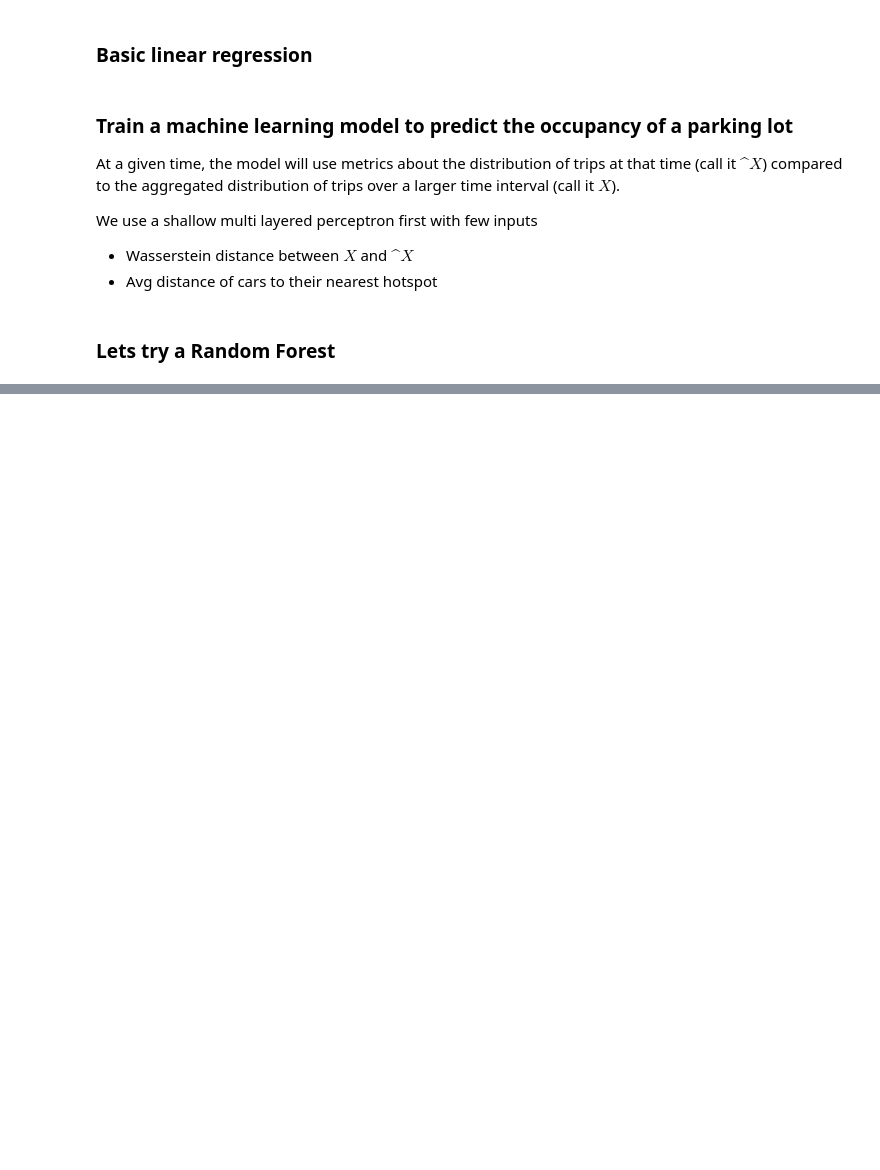
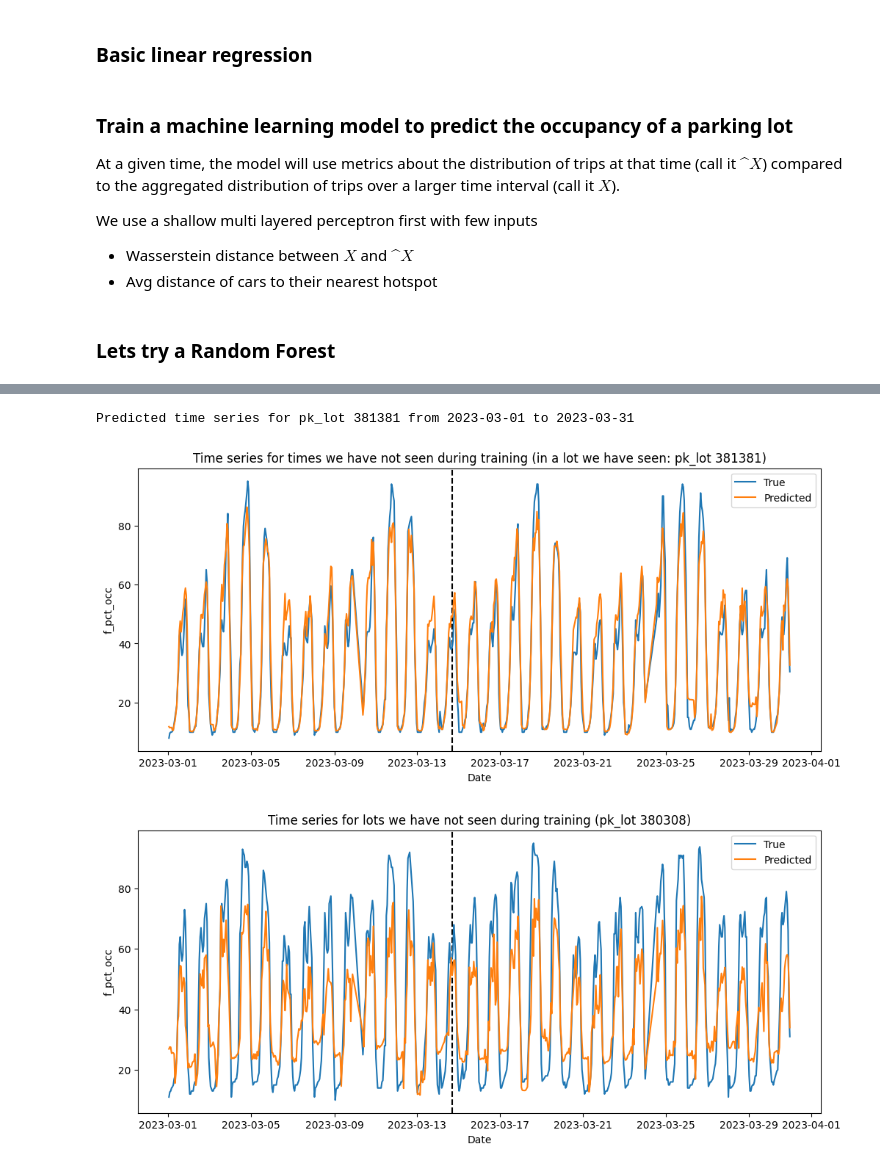
Before and after one commit to INRIX-Logan-Garwood/Parking-Location-vs-Occupancy, a Jupyter notebook: notebooks/train_model.ipynb, the cells around one changed output, grey strips where cells are left out. Drawn from its saved outputs; the diff is of its cells as text; code cells hidden in the pictures; blank space fills up the shorter version.

```diff
--- a/notebooks/train_model.ipynb
+++ b/notebooks/train_model.ipynb
@@ -297,0 +422,55 @@ from sklearn.tree import plot_tree
+# %%
+# plot the predicted time series for unseen time data
+# get the first week of data for a random lot that we were trained on
+train_lots = list(set(lot_ids) - set(test_lots))
+lot_id = np.random.choice(train_lots)
+start_date = '2023-03-01'
+end_date = '2023-03-31'
+week_df = df[(df['timestamp'] < end_date) & (start_date < df['timestamp']) & (df['pk_lot'] == lot_id)]
+# sort week_df
+week_df = week_df.sort_values(by=['timestamp'])
+week = week_df[input_features].values
+week = scaler.transform(week)
+week_pred = model.predict(week)
+
+print(f'Predicted time series for pk_lot {lot_id} from {start_date} to {end_date}')
+
+fig = plt.figure(figsize=(12, 5))
+# put a vertical line at test_day if the test_day is bteween strat_date and end_date
+if start_date <= test_day <= end_date:
+    plt.axvline(x=pd.to_datetime(test_day), color='black', linestyle='--')
+plt.plot(week_df['timestamp'], week_df[output_feature], label='True')
+plt.plot(week_df['timestamp'], week_pred, label='Predicted')
+plt.xlabel('Date')
+plt.ylabel(output_feature)
+plt.title(f'Time series for times we have not seen during training (in a lot we have seen: pk_lot {lot_id})')
+plt.legend()
+plt.show()
+
+
+# plot the predicted time series for unseen lot data
+lot_id = np.random.choice(test_lots)
+# start_date = '2022-12-10'
+# end_date = '2023-02-10'
+week_df = df[(df['timestamp'] < end_date) & (start_date < df['timestamp']) & (df['pk_lot'] == lot_id)]
+# sort week_df
+week_df = week_df.sort_values(by=['timestamp'])
+week = week_df[input_features].values
+week = scaler.transform(week)
+week_pred = model.predict(week)
+
+fig = plt.figure(figsize=(12, 5))
+# put a vertical line at test_day if the test_day is bteween strat_date and end_date
+if start_date <= test_day <= end_date:
+    plt.axvline(x=pd.to_datetime(test_day), color='black', linestyle='--')
+plt.plot(week_df['timestamp'], week_df[output_feature], label='True')
+plt.plot(week_df['timestamp'], week_pred, label='Predicted')
+plt.xlabel('Date')
+plt.ylabel(output_feature)
+plt.title(f'Time series for lots we have not seen during training (pk_lot {lot_id})')
+plt.legend()
+plt.show()
+# %% [output]
+Predicted time series for pk_lot 381381 from 2023-03-01 to 2023-03-31
+[figure, added]
+[figure, added]
```
Also changed, not shown: parts of 21 cells of this notebook.
